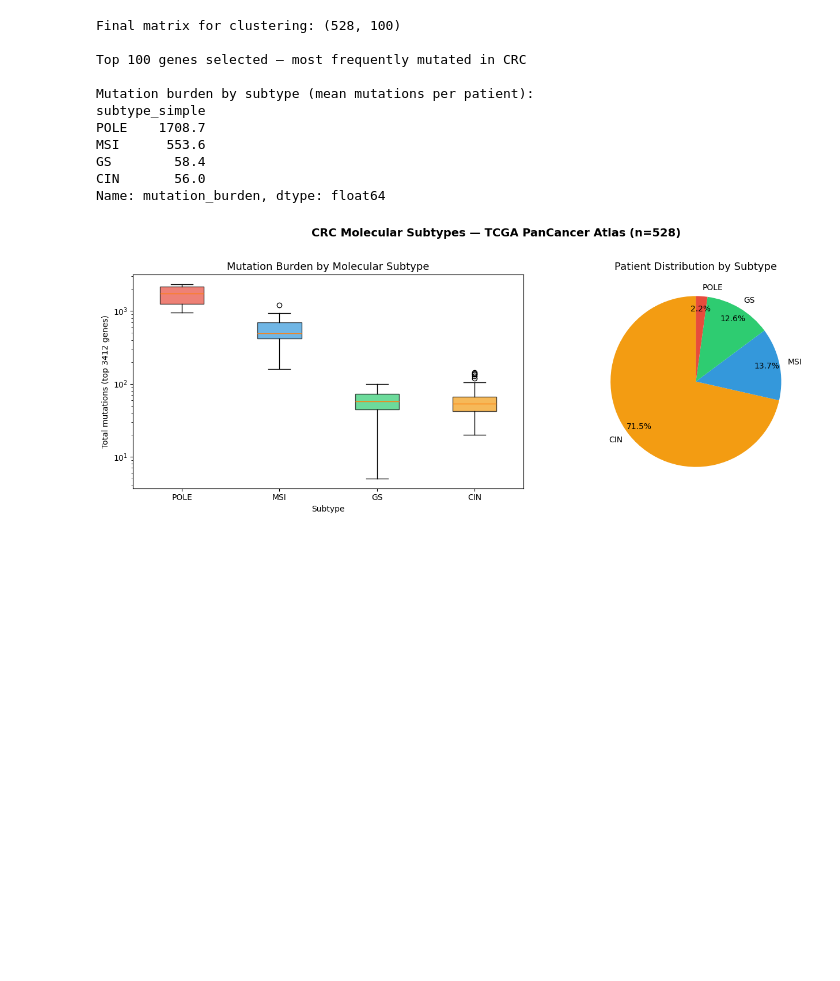
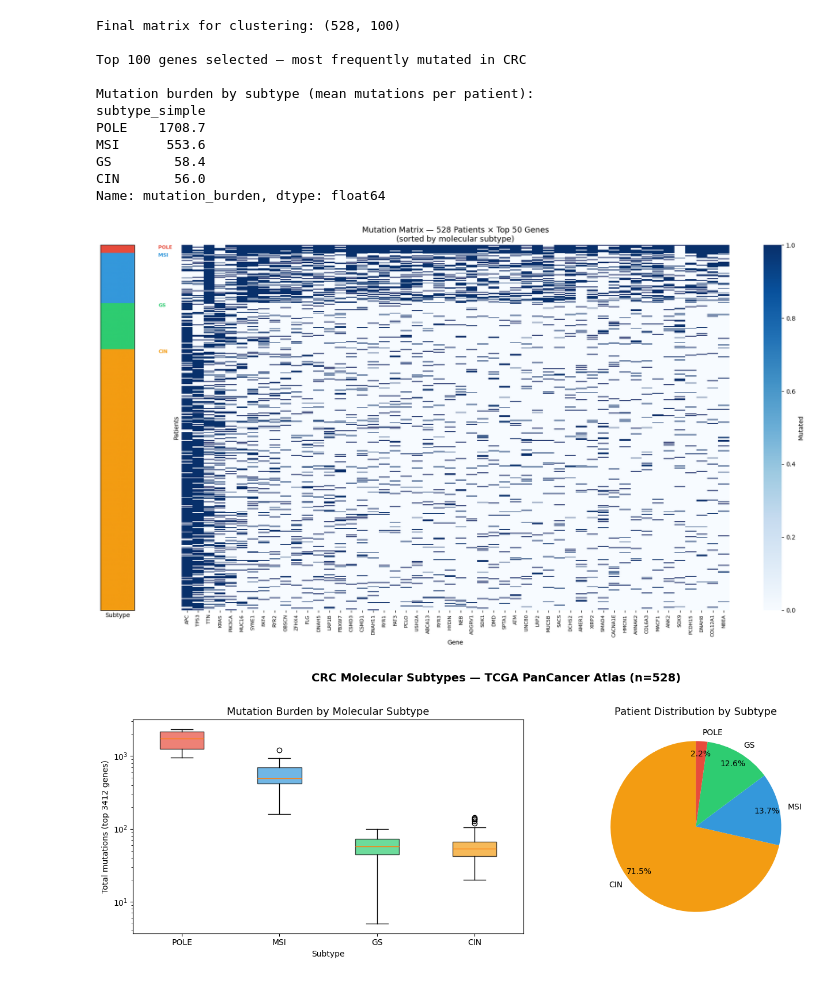
Before and after one commit to hannahas/crc-mutation-clustering, a Jupyter notebook: notebooks/analysis.ipynb, the cells around one changed output. Cells and saved outputs as stored; diff of their text form; code cells hidden in the pictures; blank space fills up the shorter version.

```diff
--- a/notebooks/analysis.ipynb
+++ b/notebooks/analysis.ipynb
@@ -158,6 +194,62 @@ MSI      553.6
 GS        58.4
 CIN       56.0
 Name: mutation_burden, dtype: float64
+# %%
+# Sort patients by subtype for visual grouping
+subtype_order_map = {'POLE': 0, 'MSI': 1, 'GS': 2, 'CIN': 3}
+merged_sorted = merged.dropna(subset=['subtype_simple']).copy()
+merged_sorted['subtype_order'] = merged_sorted['subtype_simple'].map(subtype_order_map)
+merged_sorted = merged_sorted.sort_values('subtype_order')
+
+# Get top 50 genes for visualization
+top_50_genes = gene_counts[frequent_genes].sort_values(ascending=False).head(50).index.tolist()
+heatmap_data = merged_sorted[top_50_genes].values
+
+# Build subtype color bar
+subtype_colors = {'CIN': '#f39c12', 'MSI': '#3498db', 'GS': '#2ecc71', 'POLE': '#e74c3c'}
+row_colors = merged_sorted['subtype_simple'].map(subtype_colors)
+
+fig, axes = plt.subplots(1, 2, figsize=(18, 10),
+                          gridspec_kw={'width_ratios': [1, 20]})
+
+# Left panel — subtype color bar
+subtype_list = merged_sorted['subtype_simple'].values
+color_array = np.array([[int(subtype_colors[s][1:3], 16)/255,
+                          int(subtype_colors[s][3:5], 16)/255,
+                          int(subtype_colors[s][5:7], 16)/255]
+                         for s in subtype_list])
+axes[0].imshow(color_array.reshape(-1, 1, 3), aspect='auto')
+axes[0].set_xticks([])
+axes[0].set_yticks([])
+axes[0].set_xlabel('Subtype', fontsize=10)
+
+# Add subtype labels
+prev = None
+for i, s in enumerate(subtype_list):
+    if s != prev:
+        axes[0].text(1.2, i, s, va='top', ha='left', fontsize=8,
+                    color=subtype_colors[s], fontweight='bold')
+        prev = s
+
+# Right panel — mutation heatmap
+sns.heatmap(heatmap_data,
+            cmap='Blues',
+            linewidths=0,
+            xticklabels=top_50_genes,
+            yticklabels=False,
+            cbar_kws={'label': 'Mutated'},
+            ax=axes[1])
+axes[1].set_title('Mutation Matrix — 528 Patients × Top 50 Genes\n(sorted by molecular subtype)',
+                  fontsize=13)
+axes[1].set_xlabel('Gene')
+axes[1].set_ylabel('Patients')
+axes[1].tick_params(axis='x', rotation=90, labelsize=8)
+
+plt.tight_layout()
+plt.savefig('../data/mutation_heatmap_sorted.png', dpi=150, bbox_inches='tight')
+plt.show()
+# %% [output]
+[figure, added]
 # %%
 fig, axes = plt.subplots(1, 2, figsize=(14, 5))
 
```
Also changed, not shown: parts of 2 cells of this notebook, 1 other file.
